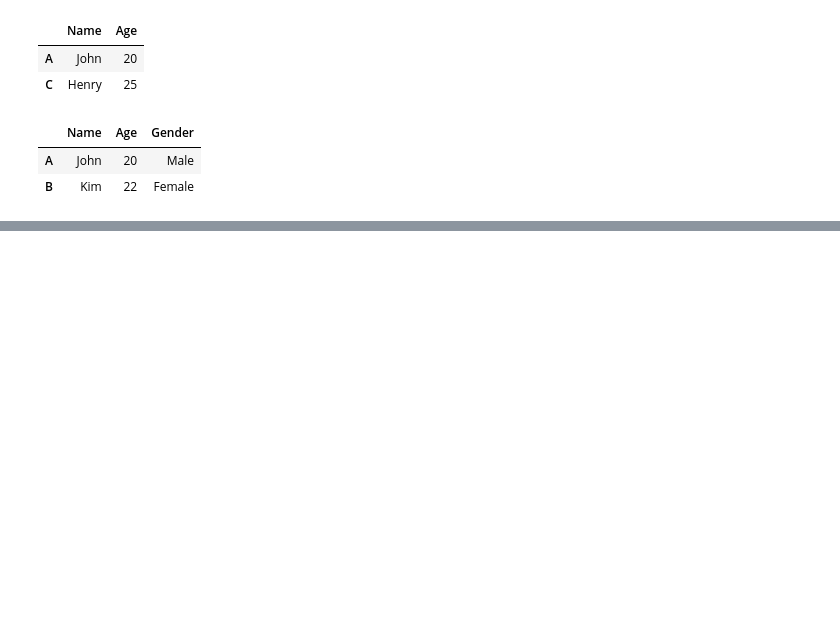
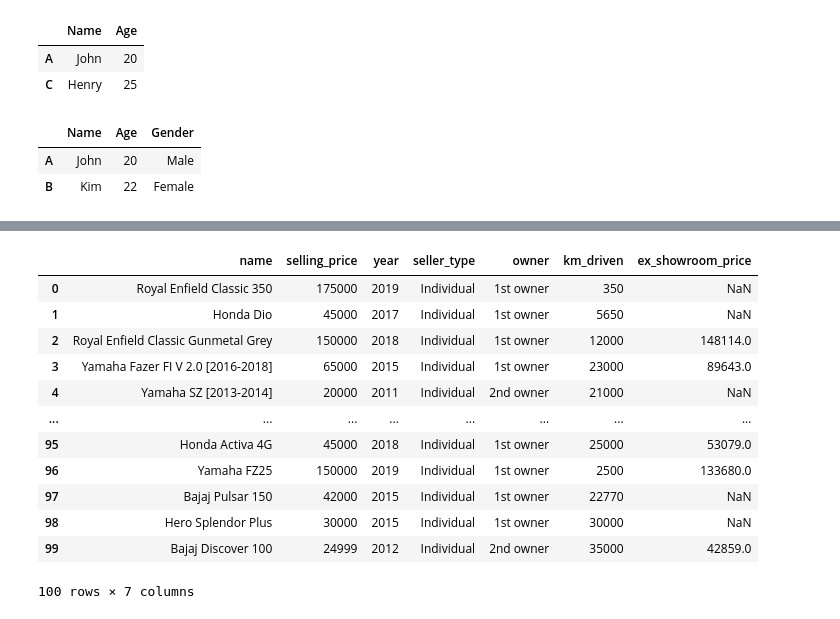
Before and after one commit to minendraa/Data-Visualization-Analysis, a Jupyter notebook: day2/pandas.ipynb, the cells around one changed output, grey strips where cells are left out. Saved outputs shown, nothing was run; the diff lists cells and outputs as text; code cells hidden in the pictures; blank space fills up the shorter version.

```diff
--- a/day2/pandas.ipynb
+++ b/day2/pandas.ipynb
@@ -274,0 +415,5 @@ df.loc[["A","B"]]
+# %%
+import kagglehub
+
+df=pd.read_csv("BIKE DETAILS.csv")
+print(df)
@@ -274,0 +489,16 @@ df.loc[["A","B"]]
+# %%
+df.head(100)
+# %% [output]
+|  | name | selling_price | year | seller_type | owner | km_driven | ex_showroom_price |
+| 0 | Royal Enfield Classic 350 | 175000 | 2019 | Individual | 1st owner | 350 | NaN |
+| 1 | Honda Dio | 45000 | 2017 | Individual | 1st owner | 5650 | NaN |
+| 2 | Royal Enfield Classic Gunmetal Grey | 150000 | 2018 | Individual | 1st owner | 12000 | 148114.0 |
+| 3 | Yamaha Fazer FI V 2.0 [2016-2018] | 65000 | 2015 | Individual | 1st owner | 23000 | 89643.0 |
+| 4 | Yamaha SZ [2013-2014] | 20000 | 2011 | Individual | 2nd owner | 21000 | NaN |
+| ... | ... | ... | ... | ... | ... | ... | ... |
+| 95 | Honda Activa 4G | 45000 | 2018 | Individual | 1st owner | 25000 | 53079.0 |
+| 96 | Yamaha FZ25 | 150000 | 2019 | Individual | 1st owner | 2500 | 133680.0 |
+| 97 | Bajaj Pulsar 150 | 42000 | 2015 | Individual | 1st owner | 22770 | NaN |
+| 98 | Hero Splendor Plus | 30000 | 2015 | Individual | 1st owner | 30000 | NaN |
+| 99 | Bajaj Discover 100 | 24999 | 2012 | Individual | 2nd owner | 35000 | 42859.0 |
+100 rows × 7 columns
```
Also changed, not shown: parts of 20 cells of this notebook, 2 other files.
